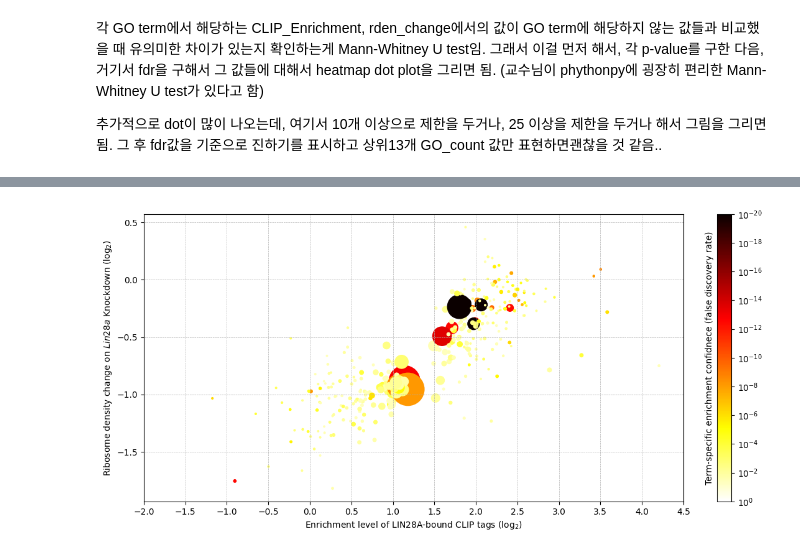
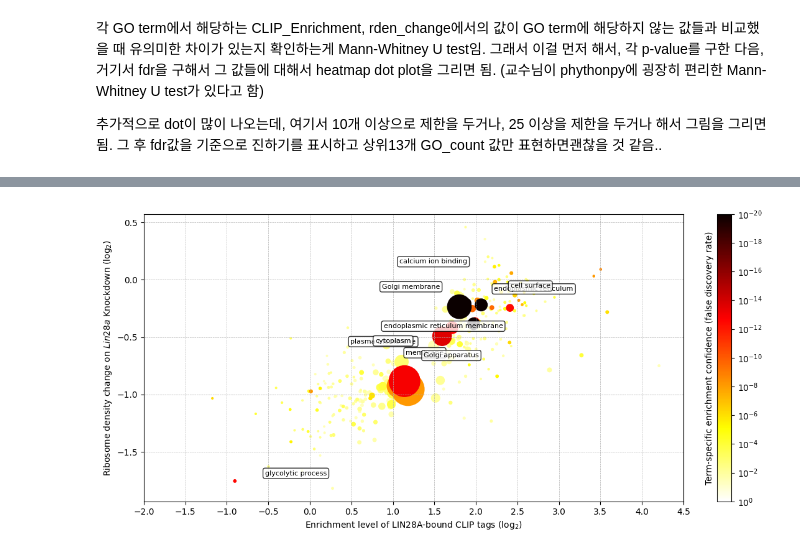
Before and after one commit to JungseoChoi/CJSbioinformatics, a Jupyter notebook: bioinformatics_project.ipynb, the cells around one changed output, grey strips where cells are left out. Saved outputs shown, nothing was run; the diff lists cells and outputs as text; code cells hidden in the pictures.

```diff
--- a/bioinformatics_project.ipynb
+++ b/bioinformatics_project.ipynb
@@ -416,6 +416,7 @@ GO_heatmap_filtered
 321 rows × 6 columns
 # %%
 # GO_count의 수가 너무 많은데, 이게 정상적인 숫자인지..? 맞음
-GO_heatmap_sorted = GO_heatmap_filtered.sort_values(by='GO_count', ascending=False)
+GO_heatmap_sorted = GO_heatmap_filtered.sort_values(by='clip_enrichment_fdr_mean', ascending=False)
+GO_heatmap_sorted = GO_heatmap_sorted.set_index('Gene Ontology (GO)')
 GO_heatmap_sorted
 # %% [output]
@@ -441,33 +550,47 @@ GO_heatmap_sorted
 # %%
 import numpy as np
 import matplotlib.pyplot as plt
 from matplotlib.colors import LogNorm
 import seaborn as sns
+import random
 
 # 데이터프레임에서 필요한 열 선택
-x = np.log2(GO_heatmap_filtered['clip_enrichment_mean'])
-y = np.log2(GO_heatmap_filtered['rden_change_mean'])
-size = GO_heatmap_filtered['GO_count']/3
-color = GO_heatmap_filtered['clip_enrichment_fdr_mean']
-
+x = np.log2(GO_heatmap_sorted['clip_enrichment_mean'])
+y = np.log2(GO_heatmap_sorted['rden_change_mean'])
+size = GO_heatmap_sorted['GO_count'] / 3
+color = GO_heatmap_sorted['clip_enrichment_fdr_mean']
 
 # 그래프 그리기
 plt.figure(figsize=(14, 6))
-scatter_plot = plt.scatter(x, y, s=size, c=color, cmap='hot', norm=LogNorm(vmin=10**-20, vmax=10**-0))
+scatter_plot = plt.scatter(x, y, s=size, c=color, cmap='hot', norm=LogNorm(vmin=10 ** -20, vmax=10 ** -0))
 plt.xlabel("Enrichment level of LIN28A-bound CLIP tags (log$_{2}$)")
 plt.ylabel("Ribosome density change on $\it{Lin28a}$ Knockdown (log$_{2}$)")
 
 # Colorbar 설정
 cbar = plt.colorbar(scatter_plot)
-cbar.set_ticks([10**-i for i in range(0, 21, 2)])
+cbar.set_ticks([10 ** -i for i in range(0, 21, 2)])
 cbar.ax.yaxis.set_label_position('left')
 cbar.ax.invert_yaxis()
-cbar.ax.set_ylabel('Term-specific enrichment confidnece (false discovery rate)')
+cbar.ax.set_ylabel('Term-specific enrichment confidence (false discovery rate)')
 
-# 축 눈금 설정
+# size가 큰 10개와 color 값이 작은 10개의 데이터에 대해 text 표시
+top_size_indices = np.argsort(size)[-15:]  # size가 큰 10개의 인덱스
+top_color_indices = np.argsort(color)[:10]  # color 값이 작은 10개의 인덱스
+
+for i in top_color_indices:
+    go_value = GO_heatmap_sorted.index[i]
+    # 텍스트를 표시할 위치 랜덤 생성
+    x_offset = random.uniform(-1, 1)
+    y_offset = random.uniform(-0.5, 0.5)
+    x_pos = x[i] + x_offset
+    y_pos = y[i] + y_offset
+    plt.text(x_pos, y_pos, go_value, ha='center', va='bottom', fontsize=8,
+             bbox=dict(facecolor='white', edgecolor='black', boxstyle='round', alpha=0.8))
+
+
 plt.xticks(np.arange(-2, 5, 0.5))
-plt.grid(True, linestyle='--', linewidth=.5)
+plt.grid(True, linestyle='--', linewidth=0.5)
 
 plt.show()
 # %% [output]
-[figure, old version]
+[figure, new version]
```
Also changed, not shown: parts of 5 cells of this notebook.
